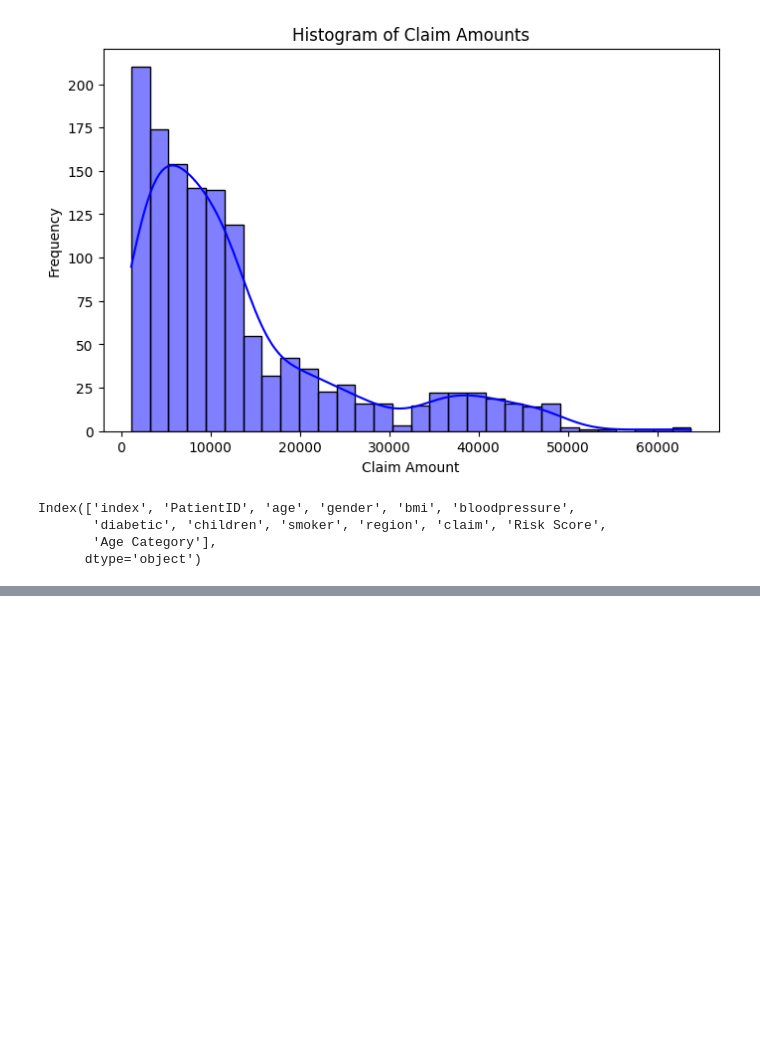
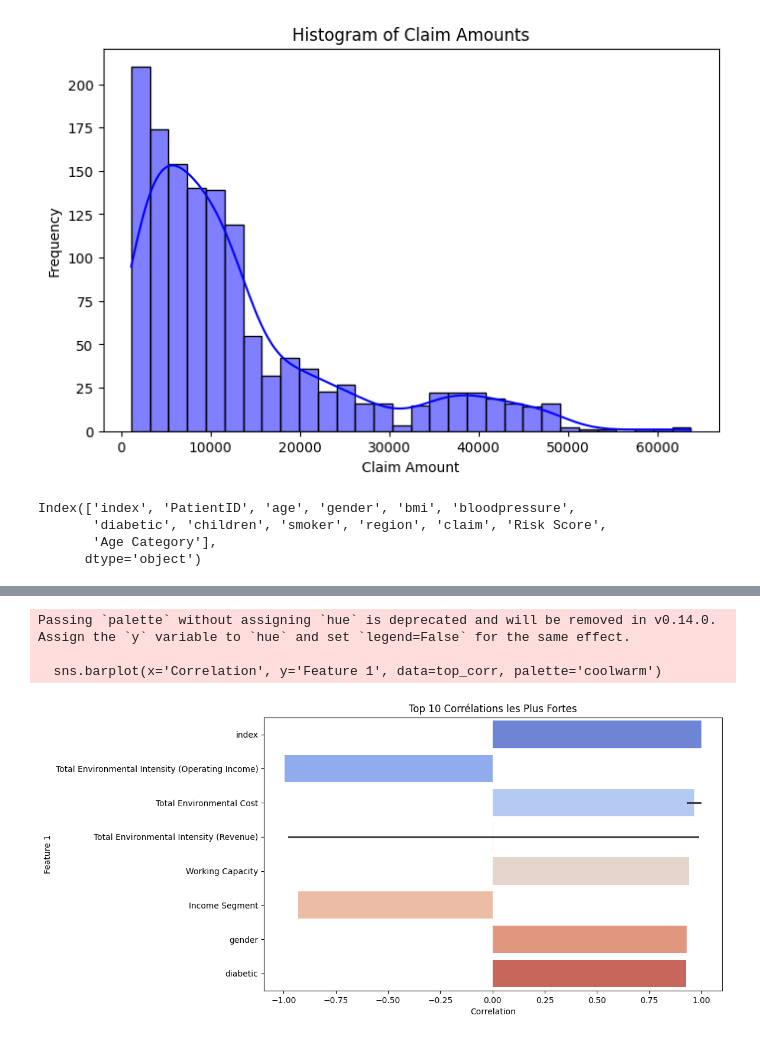
Before and after one commit to WilliamKau12/Projet_AI, a Jupyter notebook: Projet.ipynb, the cells around one changed output, grey strips where cells are left out. Saved outputs shown, nothing was run; the diff lists cells and outputs as text; code cells hidden in the pictures; blank space fills up the shorter version.

```diff
--- a/Projet.ipynb
+++ b/Projet.ipynb
@@ -538,0 +612,28 @@ Index(['index', 'PatientID', 'age', 'gender', 'bmi', 'bloodpressure',
+# %%
+import numpy as np
+import pandas as pd
+import seaborn as sns
+import matplotlib.pyplot as plt
+
+# Calcul de la matrice de corrélation
+corr_matrix = merged_df_encoded.corr()
+
+# Extraction des paires de corrélations sans la diagonale
+corr_pairs = (
+    corr_matrix.where(np.triu(np.ones(corr_matrix.shape), k=1).astype(bool))
+    .stack()
+    .reset_index()
+)
+
+# Renommage des colonnes
+corr_pairs.columns = ["Feature 1", "Feature 2", "Correlation"]
+
+# Tri des valeurs absolues en ordre décroissant
+corr_pairs = corr_pairs.reindex(corr_pairs["Correlation"].abs().sort_values(ascending=False).index)
+
+# Filtrage des corrélations fortes (par exemple |corr| > 0.5)
+strong_corr = corr_pairs[corr_pairs["Correlation"].abs() > 0.5]
+
+# Affichage sous forme de tableau stylisé
+strong_corr_styled = strong_corr.style.background_gradient(cmap="coolwarm").format({"Correlation": "{:.2f}"})
+display(strong_corr_styled)
@@ -538,0 +658,14 @@ Index(['index', 'PatientID', 'age', 'gender', 'bmi', 'bloodpressure',
+# %%
+# Choisir les 10 premières paires  mal fait mais vous avez l'info au moins, il faudrait faire les liens sur les datasets que ont a chopés directement les conclusions ety les colonnes avec un fort impact
+# On peut aussi dire les conclusions puisque on présente à une insurrance mais pas sur oui ou non les gens qui ont une assurancess, on leur donne seulement les infos sur voici ce qui se passe ici,
+#Peut etre proposer des solutions vec des contrats assurances spécifiques pour une tranche d'age, de fumeur , de pays, de revenu etc
+top_corr = strong_corr.head(10)
+plt.figure(figsize=(10, 6))
+sns.barplot(x='Correlation', y='Feature 1', data=top_corr, palette='coolwarm')
+plt.title('Top 10 Corrélations les Plus Fortes')
+plt.show()
+# %% [output]
+Passing `palette` without assigning `hue` is deprecated and will be removed in v0.14.0. Assign the `y` variable to `hue` and set `legend=False` for the same effect.
+
+  sns.barplot(x='Correlation', y='Feature 1', data=top_corr, palette='coolwarm')
+[figure, added]
```
Also changed, not shown: parts of 7 cells of this notebook, 1 other file.
